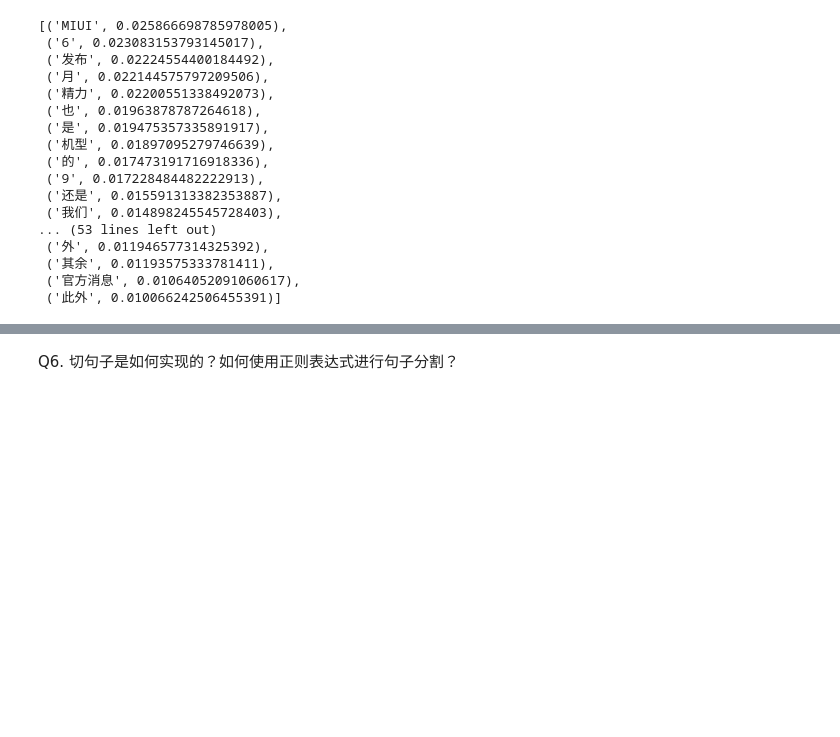
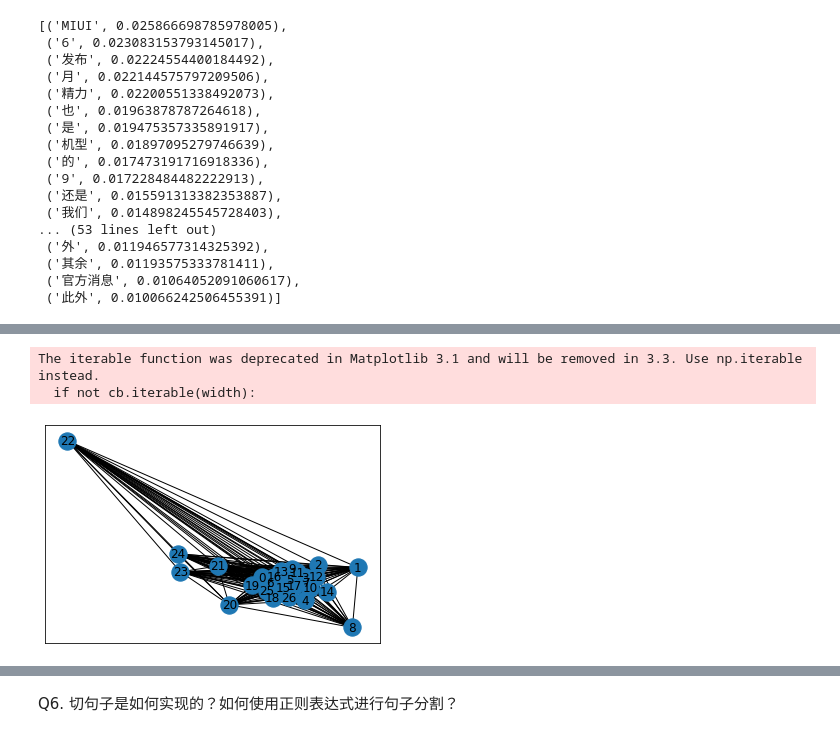
Before and after one commit to RyanPeking/Auto-Summarization, a Jupyter notebook: Project-02-AutoSummarizationTutorial.ipynb, the cells around one changed output, grey strips where cells are left out. Drawn from its saved outputs; the diff is of its cells as text; code cells hidden in the pictures; blank space fills up the shorter version.

```diff
--- a/Project-02-AutoSummarizationTutorial.ipynb
+++ b/Project-02-AutoSummarizationTutorial.ipynb
@@ -126,7 +126,7 @@ import jieba
 import os
 
 def cut(string): return ' '.join(jieba.cut(string))
-path_root = 'D:\Github_project\data'
+path_root = 'D:\data'
 news_file = os.path.join(path_root, 'sqlResult_1558435.csv')
 # this file could downloaded from github group's :
 #  https://github.com/Artificial-Intelligence-for-NLP-Chinese/datasource
@@ -429,0 +437,5 @@ sorted(keywords_rank.items(), key=lambda x:x[1],reverse=True)
+# %%
+# 加载停用词
+stop_words = []
+for line in open(r'D:\data\停用词.txt', 'r', encoding='utf-8'):
+    stop_words.append(line.replace('\n', ''))
@@ -429,0 +464,9 @@ sorted(keywords_rank.items(), key=lambda x:x[1],reverse=True)
+# %%
+def split_sentence(original_text):
+    original_text = original_text.replace('\r\n', '')
+    sentences = re.split('([。?!！？.])', original_text) # split sentence
+    new_sents = []
+    for i in range(len(sentences) // 2):
+        sent = sentences[2*i] + sentences[2*i+1]
+        new_sents.append(sent)
+    return new_sents
@@ -429,0 +482,20 @@ sorted(keywords_rank.items(), key=lambda x:x[1],reverse=True)
+# %%
+def get_connect_graph_by_weight_text_rank(original_text):
+    sentences_graph = nx.Graph()
+    sentences = split_sentence(original_text)
+    sentences_cut = [cut(''.join(token(n))) for n in sentences]
+    sentences_cut_del_stopwords = []
+
+    for s in sentences_cut:
+        words = s.split()
+        sentence_cut_del_stopwords = list(set(words) - set(stop_words))
+        sentences_cut_del_stopwords.append(sentence_cut_del_stopwords)
+
+    for i, sentence in enumerate(sentences_cut_del_stopwords):
+        for connect_id in range(i+1, len(sentences_cut_del_stopwords)):
+            # 求两个句子的相似度，也就是连接权重
+            length_same_words = len(set(sentence).intersection(set(sentences_cut_del_stopwords[connect_id])))
+            similiar = length_same_words / (math.log(len(sentence)) + math.log(len(sentences_cut_del_stopwords[connect_id])))
+            sentences_graph.add_edges_from([(i,connect_id)], weight=similiar)
+
+    return sentences, sentences_graph
@@ -429,0 +526,6 @@ sorted(keywords_rank.items(), key=lambda x:x[1],reverse=True)
+# %%
+nx.draw_networkx(sentences_graph)
+# %% [output]
+The iterable function was deprecated in Matplotlib 3.1 and will be removed in 3.3. Use np.iterable instead.
+  if not cb.iterable(width):
+[figure, added]
```
Also changed, not shown: parts of 16 cells of this notebook.
